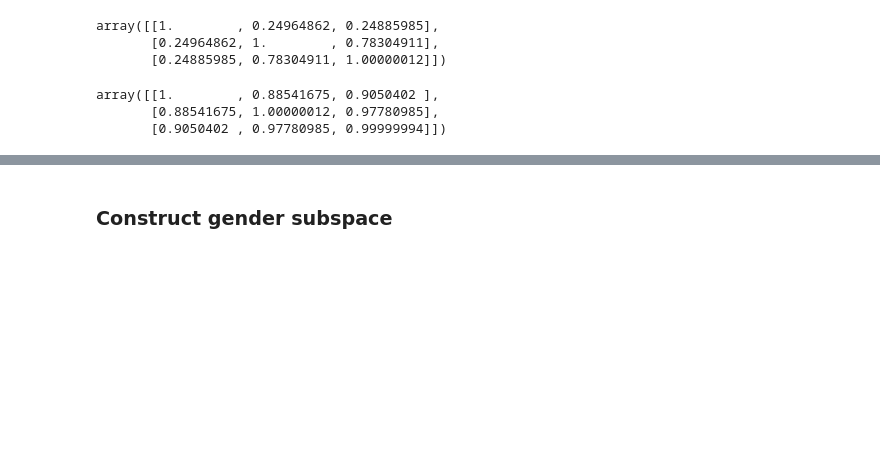
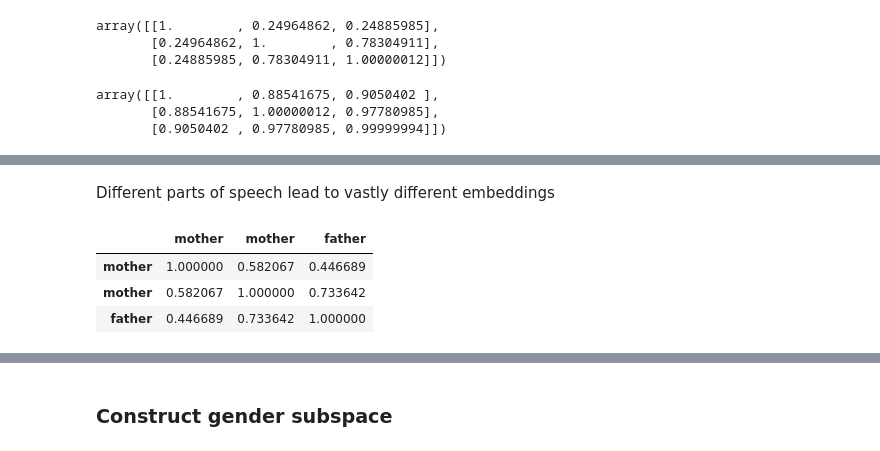
Before and after one commit to keitakurita/contextual_embedding_bias_measure, a Jupyter notebook: notebooks/bert_hidden_state_analysis.ipynb, the cells around one changed output, grey strips where cells are left out. Drawn from its saved outputs; the diff is of its cells as text; code cells hidden in the pictures; blank space fills up the shorter version.

```diff
--- a/notebooks/bert_hidden_state_analysis.ipynb
+++ b/notebooks/bert_hidden_state_analysis.ipynb
@@ -542,0 +575,11 @@ array([[1.        , 0.88541675, 0.9050402 ],
+# %% [markdown]
+Different parts of speech lead to vastly different embeddings
+# %%
+construct_sim_matrix_df(["The cat could mother that dog.", "That person is my mother.",
+                         "That person is my father."],
+                       ["mother", "mother", "father"])
+# %% [output]
+|  | mother | mother | father |
+| mother | 1.000000 | 0.582067 | 0.446689 |
+| mother | 0.582067 | 1.000000 | 0.733642 |
+| father | 0.446689 | 0.733642 | 1.000000 |
```
Also changed, not shown: parts of 29 cells of this notebook.
